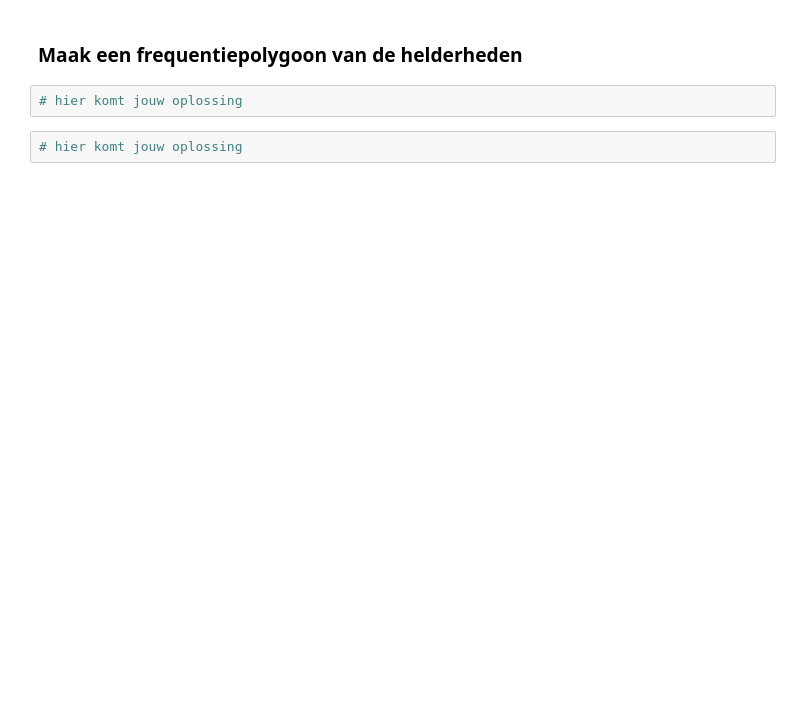
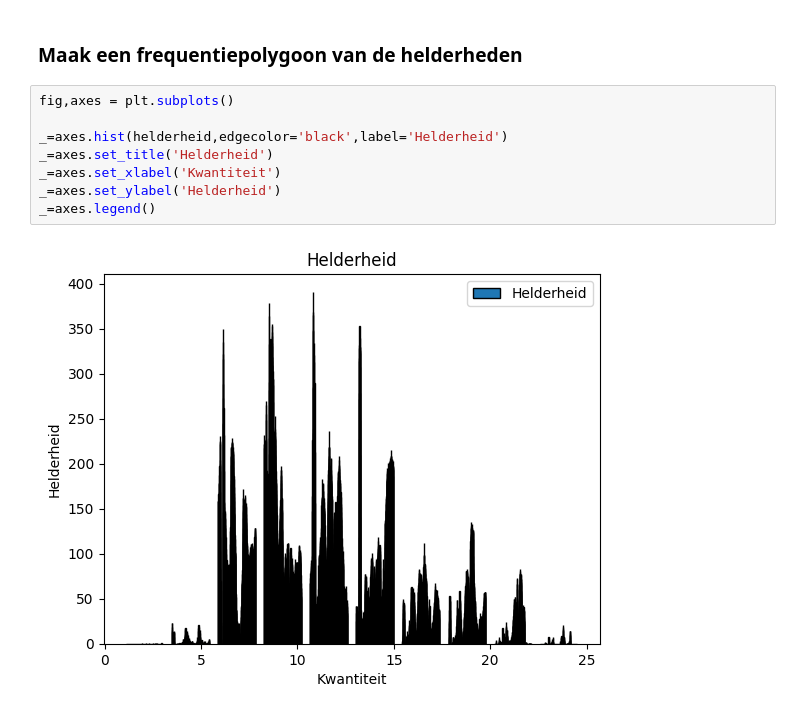
Before and after one commit to runevanbossuyt/PyCharm-Projects-DataScience1, a Jupyter notebook: W16P3/4_Opgaveboek - beeldverwerking.ipynb, the cells around one changed output. Drawn from its saved outputs; the diff is of its cells as text; blank space fills up the shorter version.

```diff
--- a/W16P3/4_Opgaveboek - beeldverwerking.ipynb
+++ b/W16P3/4_Opgaveboek - beeldverwerking.ipynb
@@ -56,6 +90,12 @@ Hint: maak gebruik van de library "Pillow"
 # %% [markdown]
 ### Maak een frequentiepolygoon van de helderheden
-# %%
-# hier komt jouw oplossing
-# %%
-# hier komt jouw oplossing
+# %%
+fig,axes = plt.subplots()
+
+_=axes.hist(helderheid,edgecolor='black',label='Helderheid')
+_=axes.set_title('Helderheid')
+_=axes.set_xlabel('Kwantiteit')
+_=axes.set_ylabel('Helderheid')
+_=axes.legend()
+# %% [output]
+[figure, added]
```
Also changed, not shown: parts of 20 cells of this notebook, 6 other files.
